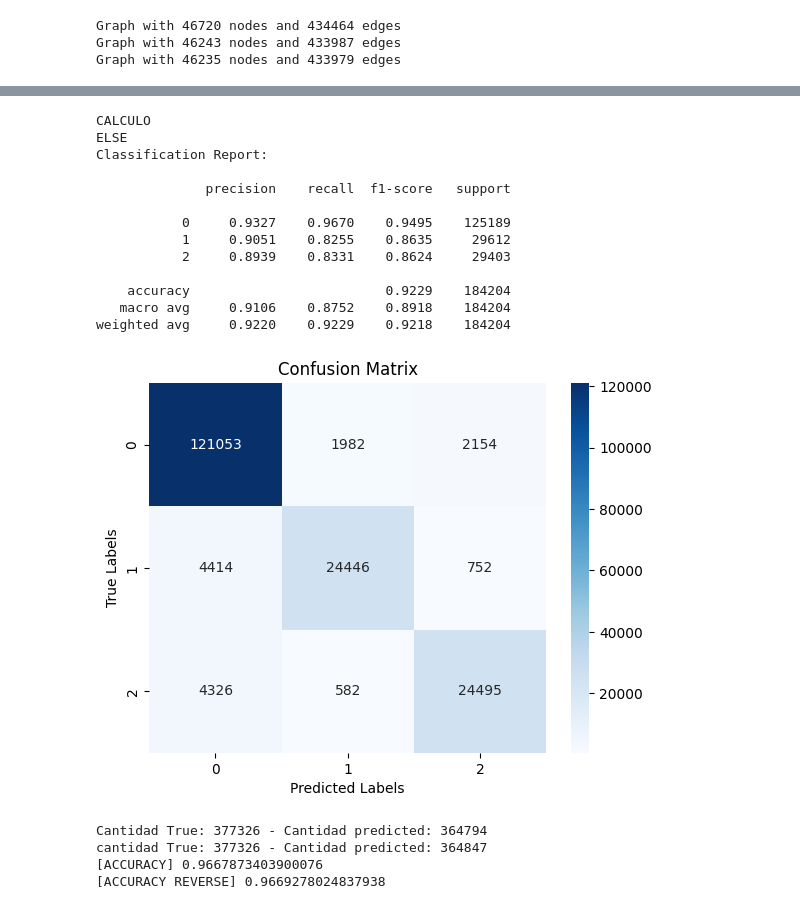
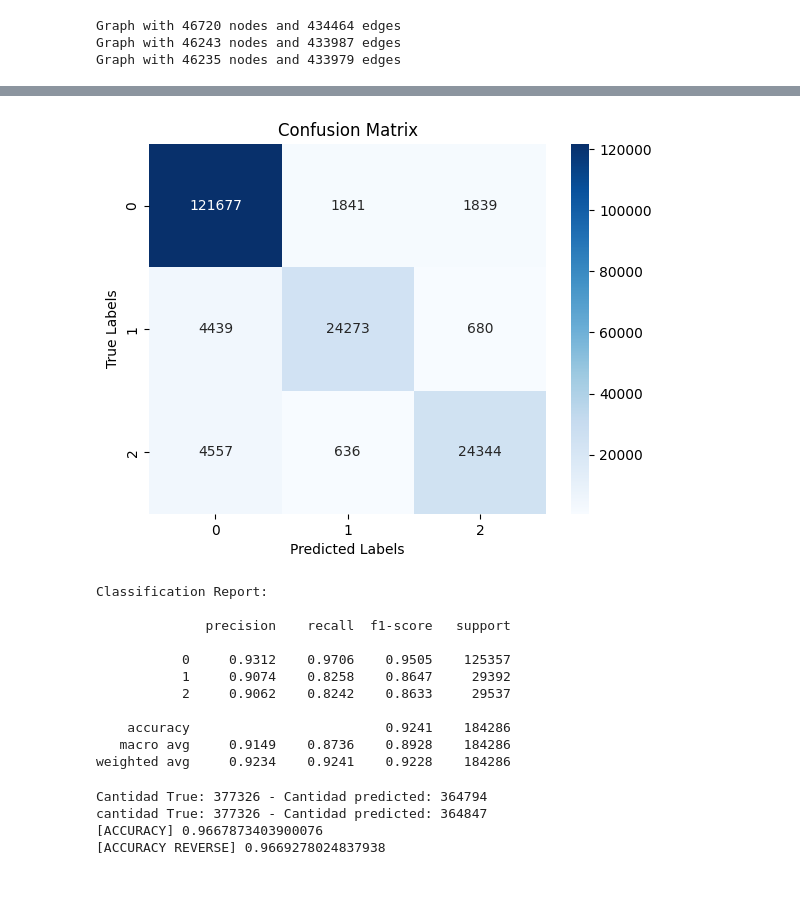
Before and after one commit to valesteban/TESIS, a Jupyter notebook: trainingMultiClass.ipynb, the cells around one changed output, grey strips where cells are left out. Drawn from its saved outputs; the diff is of its cells as text; code cells hidden in the pictures.

```diff
--- a/trainingMultiClass.ipynb
+++ b/trainingMultiClass.ipynb
@@ -506,23 +529,21 @@ In epoch 90, loss: 0.25902059674263
-# %%
-from utils import cal_acc_pres_f1
-true_labels = gnn.dgl_graph.edata["Relationship"][test_mak]
-predicted_scores = scores.detach().numpy()[test_mak]
-cal_acc_pres_f1(predicted_scores,true_labels, threshold=None)
-# %% [output]
-CALCULO
-ELSE
-Classification Report:
-
-              precision    recall  f1-score   support
-
-           0     0.9327    0.9670    0.9495    125189
-           1     0.9051    0.8255    0.8635     29612
-           2     0.8939    0.8331    0.8624     29403
-
-    accuracy                         0.9229    184204
-   macro avg     0.9106    0.8752    0.8918    184204
-weighted avg     0.9220    0.9229    0.9218    184204
-[figure, removed]
+# %%
+# ----------- 6. Calcular métricas -------------- #
+predicted_train_scores = scores.detach().numpy()[test_mask]
+true_train_labels = gnn.dgl_graph.edata["Relationship"][test_mask]
+calculate_metrics(predicted_train_scores,true_train_labels)
+# %% [output]
+[figure, added]
+Classification Report:
+
+              precision    recall  f1-score   support
+
+           0     0.9312    0.9706    0.9505    125357
+           1     0.9074    0.8258    0.8647     29392
+           2     0.9062    0.8242    0.8633     29537
+
+    accuracy                         0.9241    184286
+   macro avg     0.9149    0.8736    0.8928    184286
+weighted avg     0.9234    0.9241    0.9228    184286
 # %%
 # VERIFICAR CASO (AS1,AS2) -> (AS2,AS1) SE CLASIFICA IGUAL
 u_all, v_all, ids_all = gnn.dgl_graph.edges(form='all')
```
Also changed, not shown: parts of 4 cells of this notebook, 5 other files.
